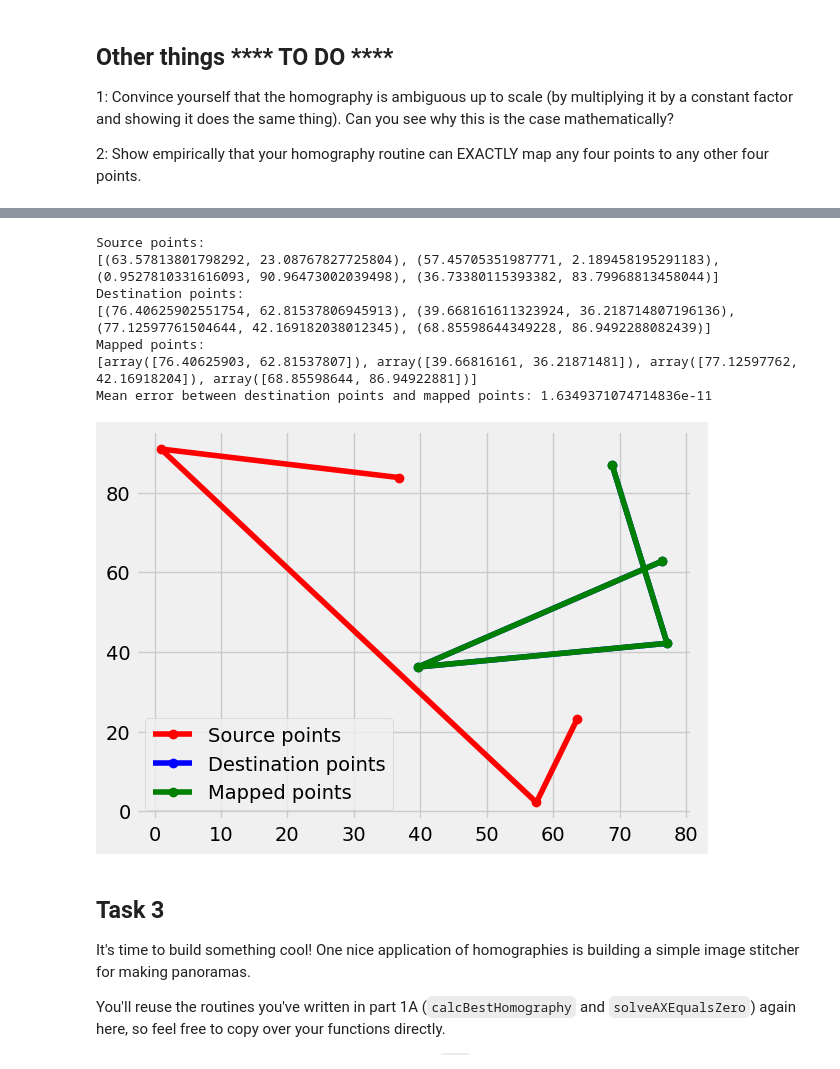
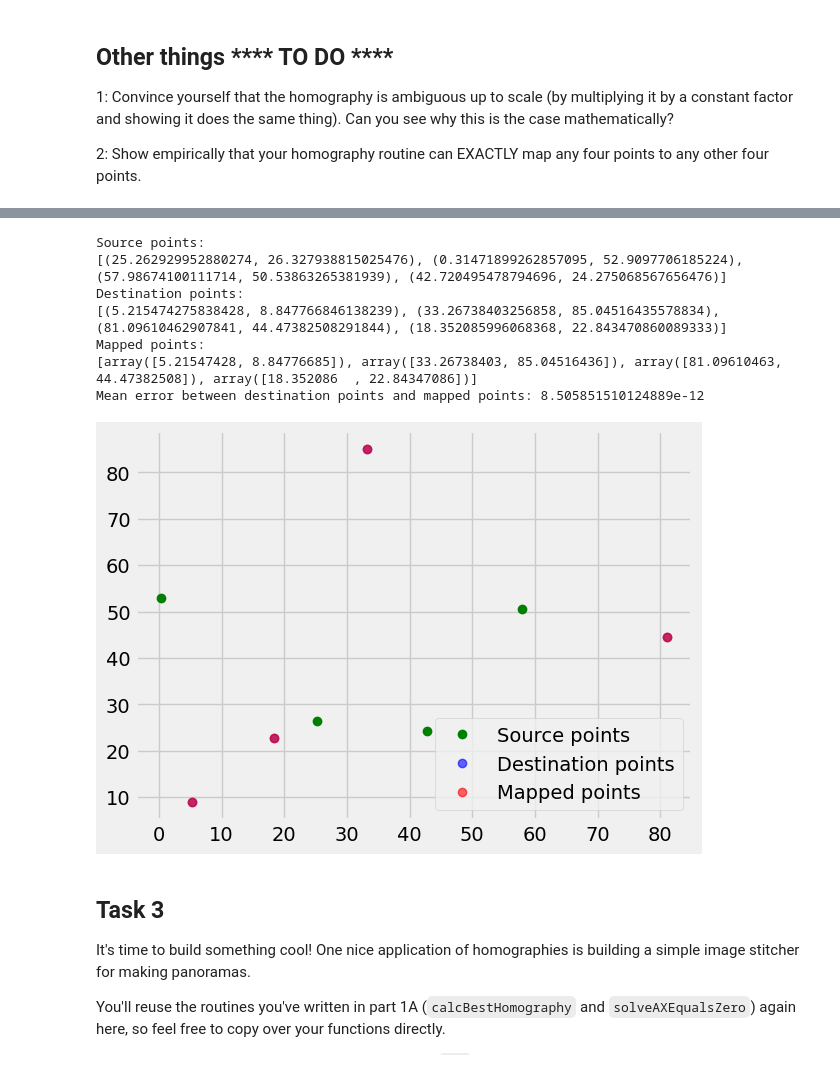
Before and after one commit to coder2Young/comp0241_24_grp6, a Jupyter notebook: labs/Lab3.ipynb, the cells around one changed output, grey strips where cells are left out. Saved outputs shown, nothing was run; the diff lists cells and outputs as text; code cells hidden in the pictures.

```diff
--- a/labs/Lab3.ipynb
+++ b/labs/Lab3.ipynb
@@ -545,41 +530,41 @@ Sqaured difference between pts2Cart and pts2EstCart_ktimes is: 0.37
 src_points = [(random.uniform(0, 100), random.uniform(0, 100)) for _ in range(4)]
 dst_points = [(random.uniform(0, 100), random.uniform(0, 100)) for _ in range(4)]
 
 H = calcBestHomography(np.array(dst_points).T, np.array(src_points).T)
 
 src_points_homogeneous = [np.array([x, y, 1]) for x, y in src_points]
 mapped_points = [H @ p for p in src_points_homogeneous]
 mapped_points = [p / p[2] for p in mapped_points]
 
 print("Source points:")
 print(src_points)
 print("Destination points:")
 print(dst_points)
 print("Mapped points:")
 # Rearrange the mapped points to be in the same order as the destination points
 mapped_points = [p[:2] for p in mapped_points]
 print(mapped_points)
 
 # Print the error between the destination points and the mapped points
 error = np.mean(np.linalg.norm(np.array(dst_points) - np.array(mapped_points), axis=1))
 print("Mean error between destination points and mapped points:", error)
 
 # Plot the source points, destination points, and mapped points
 plt.figure()
-plt.plot(*zip(*src_points), 'ro-', label='Source points')
-plt.plot(*zip(*dst_points), 'bo-', label='Destination points')
-plt.plot(*zip(*mapped_points), 'go-', label='Mapped points')
+plt.plot(*zip(*src_points), 'go', label='Source points')
+plt.plot(*zip(*dst_points), 'bo', label='Destination points', alpha=0.6)
+plt.plot(*zip(*mapped_points), 'ro', label='Mapped points', alpha=0.6)
 plt.legend()
 plt.show()
 # %% [output]
 Source points:
-[(63.57813801798292, 23.08767827725804), (57.45705351987771, 2.189458195291183), (0.9527810331616093, 90.96473002039498), (36.73380115393382, 83.79968813458044)]
+[(25.262929952880274, 26.327938815025476), (0.31471899262857095, 52.9097706185224), (57.98674100111714, 50.53863265381939), (42.720495478794696, 24.275068567656476)]
 Destination points:
-[(76.40625902551754, 62.81537806945913), (39.668161611323924, 36.218714807196136), (77.12597761504644, 42.169182038012345), (68.85598644349228, 86.9492288082439)]
+[(5.215474275838428, 8.847766846138239), (33.26738403256858, 85.04516435578834), (81.09610462907841, 44.47382508291844), (18.352085996068368, 22.843470860089333)]
 Mapped points:
-[array([76.40625903, 62.81537807]), array([39.66816161, 36.21871481]), array([77.12597762, 42.16918204]), array([68.85598644, 86.94922881])]
-Mean error between destination points and mapped points: 1.6349371074714836e-11
+[array([5.21547428, 8.84776685]), array([33.26738403, 85.04516436]), array([81.09610463, 44.47382508]), array([18.352086  , 22.84347086])]
+Mean error between destination points and mapped points: 8.505851510124889e-12
-[figure, old version]
+[figure, new version]
 # %% [markdown]
 ## Task 3
 It's time to build something cool! One nice application of homographies is building a simple image stitcher for making panoramas.
```
Also changed, not shown: parts of 8 cells of this notebook.
